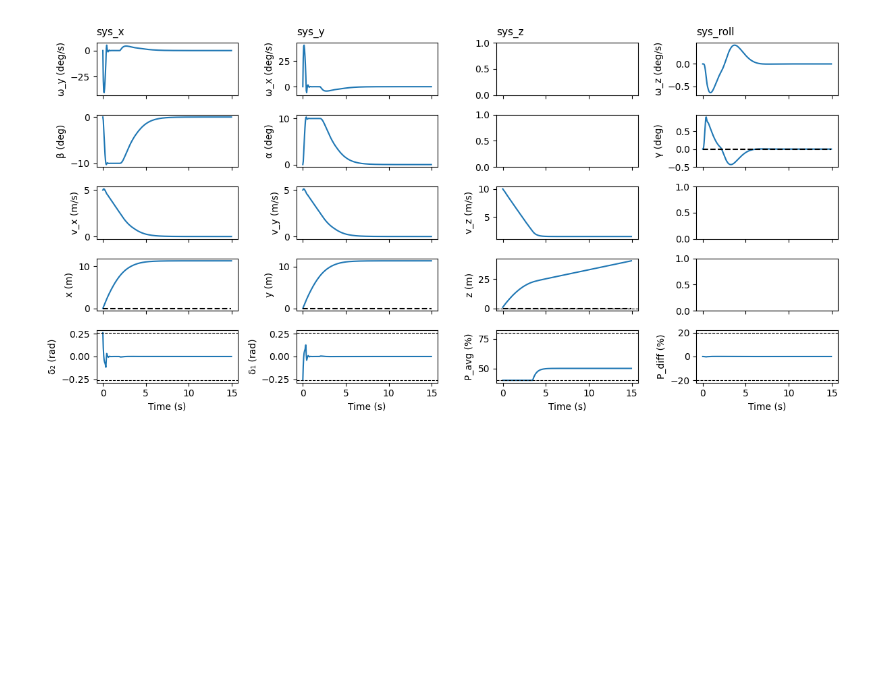
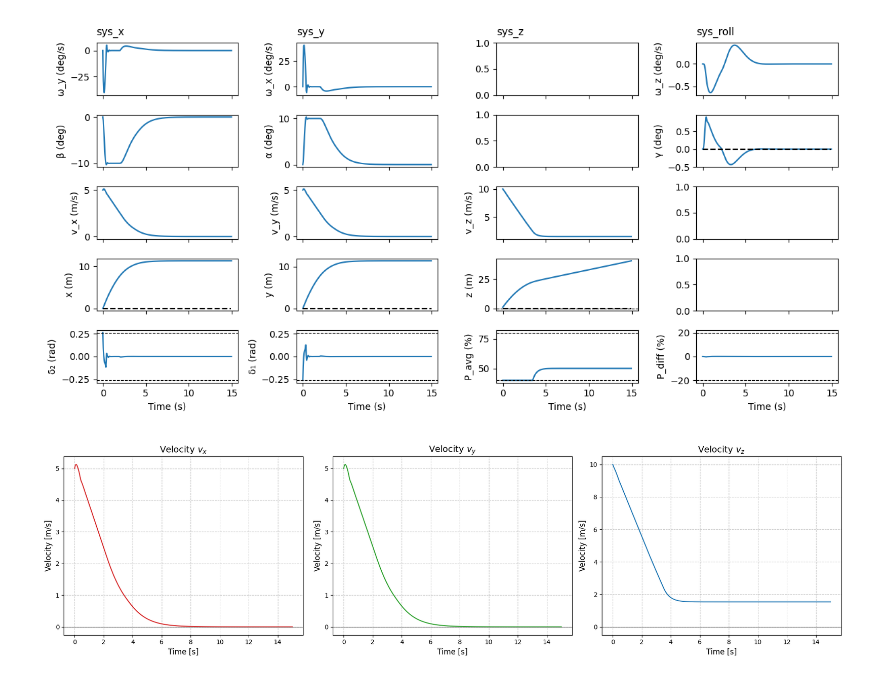
Before and after one commit to VincentEllenrieder/MPC-project-groupBS, a Jupyter notebook: project/Deliverable_5_1/Deliverable_5_1.ipynb, the cells around one changed output. Drawn from its saved outputs; the diff is of its cells as text; code cells hidden in the pictures; blank space fills up the shorter version.

Commit message:
Did plot for 5.1 for vinci

```diff
--- a/project/Deliverable_5_1/Deliverable_5_1.ipynb
+++ b/project/Deliverable_5_1/Deliverable_5_1.ipynb
@@ -101,3 +101,39 @@ plt.show()
 # %% [output]
 [figure]
 [figure]
+# %%
+def plot_velocities_side_by_side(t_vector, x_trajectory):
+    """
+    Plots vx, vy, and vz velocities side-by-side.
+
+    Args:
+        t_vector: Time vector from simulation (t_cl)
+        x_trajectory: Full state trajectory (12 x N matrix)
+    """
+    # Define indices for velocities: vx=6, vy=7, vz=8
+    v_indices = [6, 7, 8]
+    v_names = [r'$v_x$', r'$v_y$', r'$v_z$']
+    v_colors = ['tab:red', 'tab:green', 'tab:blue']
+
+    fig, axes = plt.subplots(1, 3, figsize=(18, 5), sharey=False)
+
+    for i, ax in enumerate(axes):
+        idx = v_indices[i]
+        ax.plot(t_vector, x_trajectory[idx, :], color=v_colors[i], linewidth=1.5)
+
+        ax.set_title(f"Velocity {v_names[i]}", fontsize=14)
+        ax.set_xlabel("Time [s]", fontsize=12)
+        ax.set_ylabel("Velocity [m/s]", fontsize=12)
+        ax.grid(True, linestyle='--', alpha=0.7)
+
+        # Add a horizontal line at 0 for reference
+        ax.axhline(0, color='black', linestyle='-', linewidth=0.8, alpha=0.5)
+
+    plt.tight_layout()
+    plt.savefig("Vx_Vy_Vz.pdf", bbox_inches="tight")
+
+    plt.show()
+
+plot_velocities_side_by_side(t_cl, x_cl)
+# %% [output]
+[figure, added]
```
Also changed, not shown: 3 other files.
